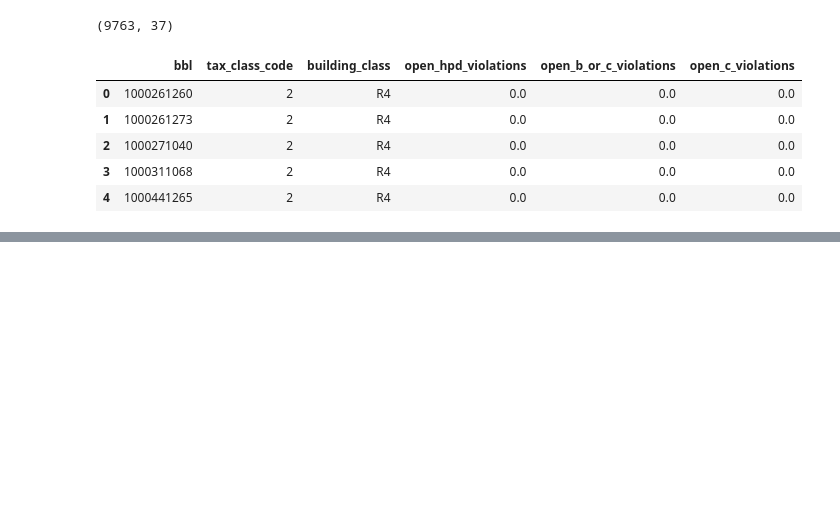
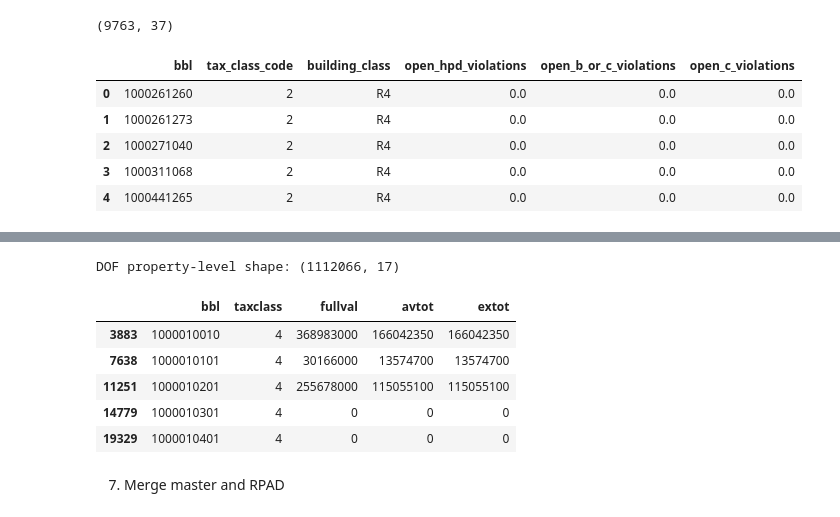
Before and after one commit to existentialblarn/tax-enforcement, a Jupyter notebook: lien_sale_pool.ipynb, the cells around one changed output, grey strips where cells are left out. Saved outputs shown, nothing was run; the diff lists cells and outputs as text; code cells hidden in the pictures; blank space fills up the shorter version.

```diff
--- a/lien_sale_pool.ipynb
+++ b/lien_sale_pool.ipynb
@@ -405,0 +491,60 @@ master_property[[
+# %%
+# ------------------------------------------------------------
+# Clean DOF valuation data
+# ------------------------------------------------------------
+
+dof_latest.columns = (
+    dof_latest.columns
+    .str.lower()
+    .str.strip()
+    .str.replace(" ", "_")
+)
+
+# Keep only standard 10-digit BBLs
+dof_latest = dof_latest[
+    dof_latest["bble"].astype(str).str.match(r"^\d{10}$")
+].copy()
+
+# Create clean BBL
+dof_latest["bbl"] = (
+    dof_latest["bble"]
+    .astype(str)
+    .str.zfill(10)
+)
+
+# Convert value fields
+value_cols = ["fullval", "avland", "avtot", "exland", "extot"]
+
+for col in value_cols:
+    dof_latest[col] = pd.to_numeric(dof_latest[col], errors="coerce")
+
+# ------------------------------------------------------------
+# Deduplicate to one row per property
+# ------------------------------------------------------------
+
+dof_property = (
+    dof_latest
+    .sort_values(["bbl"])
+    .drop_duplicates("bbl")
+    .copy()
+)
+
+print("DOF property-level shape:", dof_property.shape)
+
+display(dof_property[[
+    "bbl",
+    "taxclass",
+    "fullval",
+    "avtot",
+    "extot"
+]].head())
+# %% [output]
+DOF property-level shape: (1112066, 17)
+|  | bbl | taxclass | fullval | avtot | extot |
+| 3883 | 1000010010 | 4 | 368983000 | 166042350 | 166042350 |
+| 7638 | 1000010101 | 4 | 30166000 | 13574700 | 13574700 |
+| 11251 | 1000010201 | 4 | 255678000 | 115055100 | 115055100 |
+| 14779 | 1000010301 | 4 | 0 | 0 | 0 |
+| 19329 | 1000010401 | 4 | 0 | 0 | 0 |
+# %% [markdown]
+7. Merge master and RPAD
```
Also changed, not shown: parts of 10 cells of this notebook, 1 other file.
